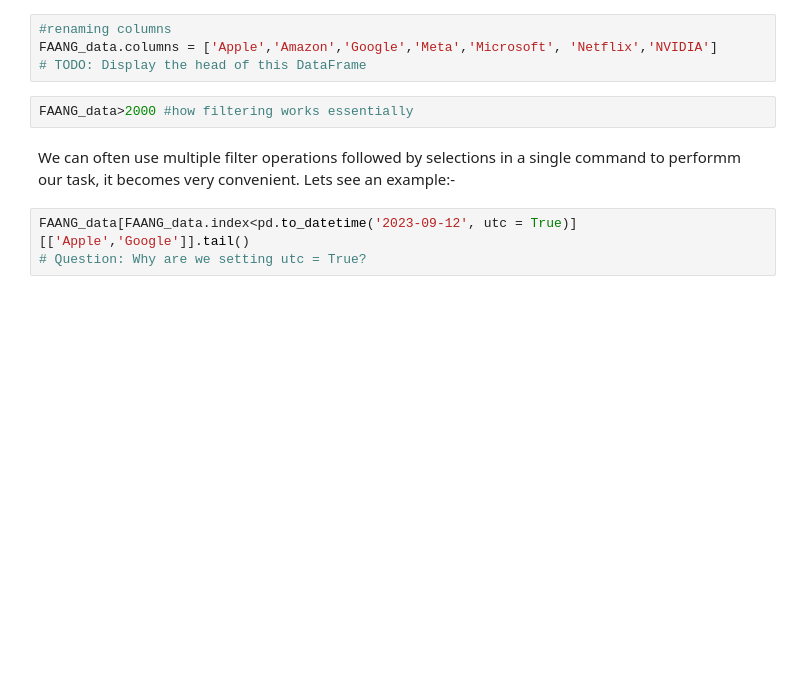
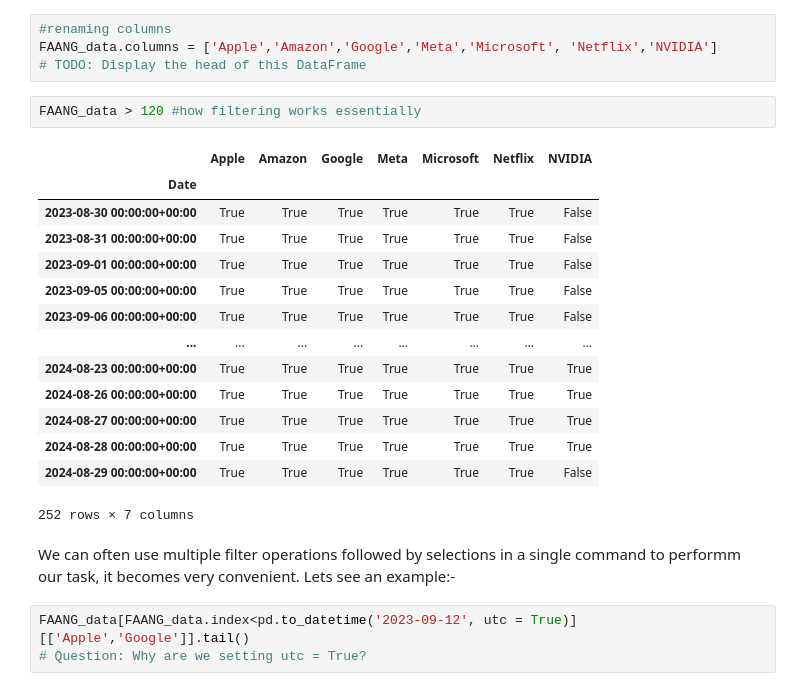
Before and after one commit to zliang217/machine_learning_for_finance_ii, a Jupyter notebook: Lab_1_intro_python_numpy_matplotlib_pandas/Math629_Pandas_Finance.ipynb, the cells around one changed output. Saved outputs shown, nothing was run; the diff lists cells and outputs as text; blank space fills up the shorter version.

```diff
--- a/Lab_1_intro_python_numpy_matplotlib_pandas/Math629_Pandas_Finance.ipynb
+++ b/Lab_1_intro_python_numpy_matplotlib_pandas/Math629_Pandas_Finance.ipynb
@@ -113,7 +194,22 @@ FAANG_data.describe()
 FAANG_data.columns = ['Apple','Amazon','Google','Meta','Microsoft', 'Netflix','NVIDIA']
 # TODO: Display the head of this DataFrame
 # %%
-FAANG_data>2000 #how filtering works essentially
+FAANG_data > 120 #how filtering works essentially
+# %% [output]
+|  | Apple | Amazon | Google | Meta | Microsoft | Netflix | NVIDIA |
+| Date |  |  |  |  |  |  |  |
+| 2023-08-30 00:00:00+00:00 | True | True | True | True | True | True | False |
+| 2023-08-31 00:00:00+00:00 | True | True | True | True | True | True | False |
+| 2023-09-01 00:00:00+00:00 | True | True | True | True | True | True | False |
+| 2023-09-05 00:00:00+00:00 | True | True | True | True | True | True | False |
+| 2023-09-06 00:00:00+00:00 | True | True | True | True | True | True | False |
+| ... | ... | ... | ... | ... | ... | ... | ... |
+| 2024-08-23 00:00:00+00:00 | True | True | True | True | True | True | True |
+| 2024-08-26 00:00:00+00:00 | True | True | True | True | True | True | True |
+| 2024-08-27 00:00:00+00:00 | True | True | True | True | True | True | True |
+| 2024-08-28 00:00:00+00:00 | True | True | True | True | True | True | True |
+| 2024-08-29 00:00:00+00:00 | True | True | True | True | True | True | False |
+252 rows × 7 columns
 # %% [markdown]
 We can often use multiple filter operations followed by selections in a single command to performm our task, it becomes very convenient. Lets see an example:-
 # %%
```
Also changed, not shown: parts of 11 cells of this notebook, 3 other files.
